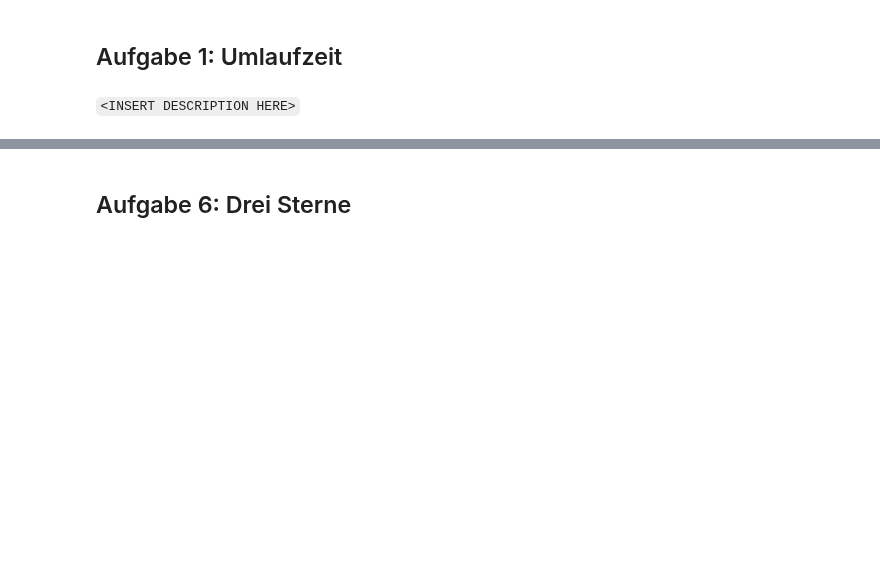
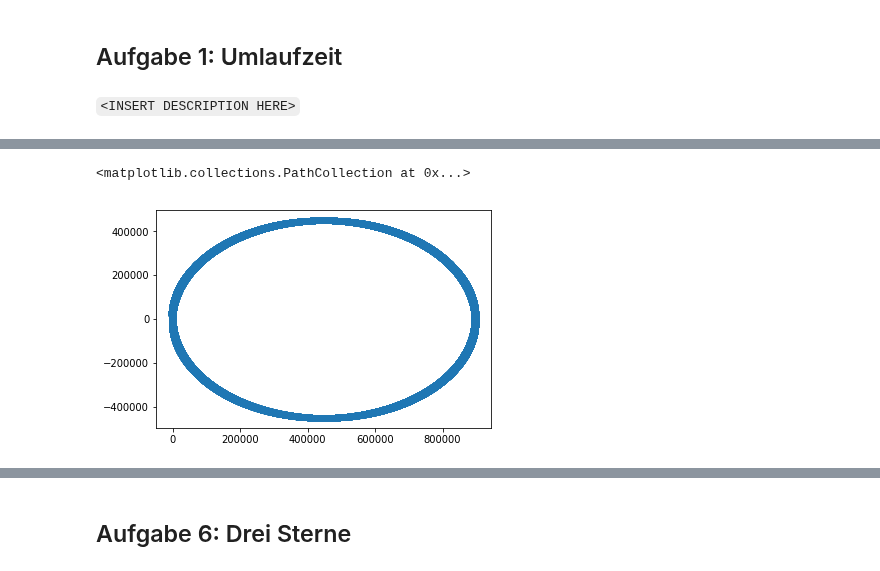
Before and after one commit to darenegade/modellbildung, a Jupyter notebook: Abgabe 2/Abgabe 2.ipynb, the cells around one changed output, grey strips where cells are left out. Drawn from its saved outputs; the diff is of its cells as text; code cells hidden in the pictures; blank space fills up the shorter version.

```diff
--- a/Abgabe 2/Abgabe 2.ipynb
+++ b/Abgabe 2/Abgabe 2.ipynb
@@ -49,0 +150,10 @@ plt.loglog(rmiss, Tmiss, '+')
+# %%
+vErde  = [0.0, 29.8 * 10**3]
+vSonne = [-mErde / mSonne * vErde[0], -mErde / mSonne * vErde[1]]
+pErde  = [1.4960*(10**11), 0.0]
+pSonne = [0.0, 0.0]
+data = calc(vErde, vSonne, pErde, pSonne)
+plt.scatter([element[0] for element in data[1]], [element[1] for element in data[1]])
+# %% [output]
+<matplotlib.collections.PathCollection at 0x...>
+[figure, added]
```
Also changed, not shown: parts of 40 cells of this notebook, 1 other file.
